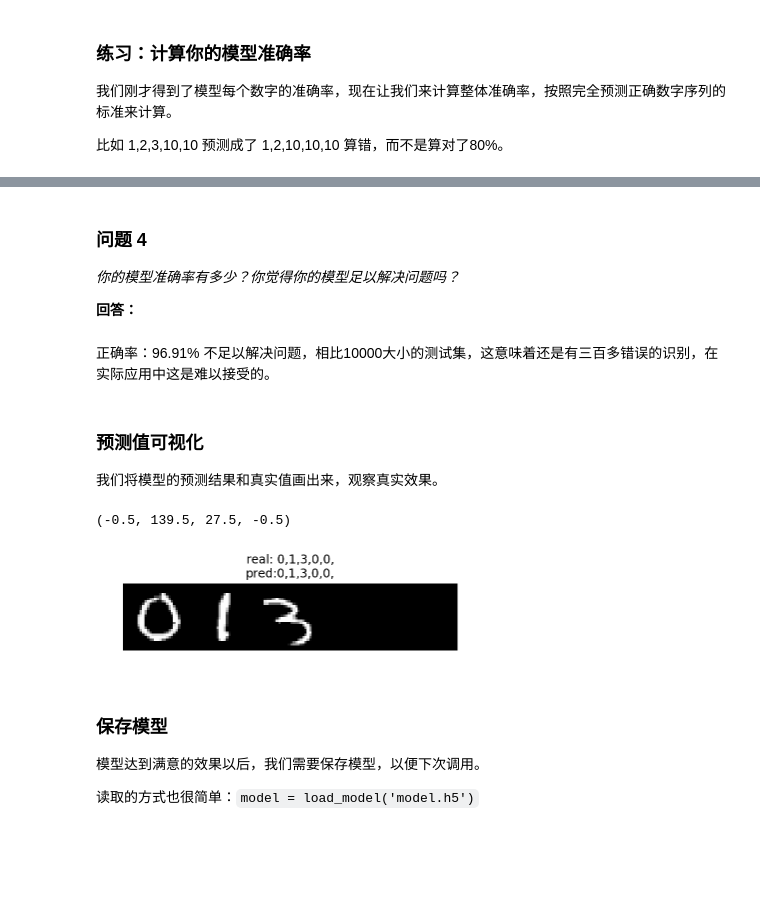
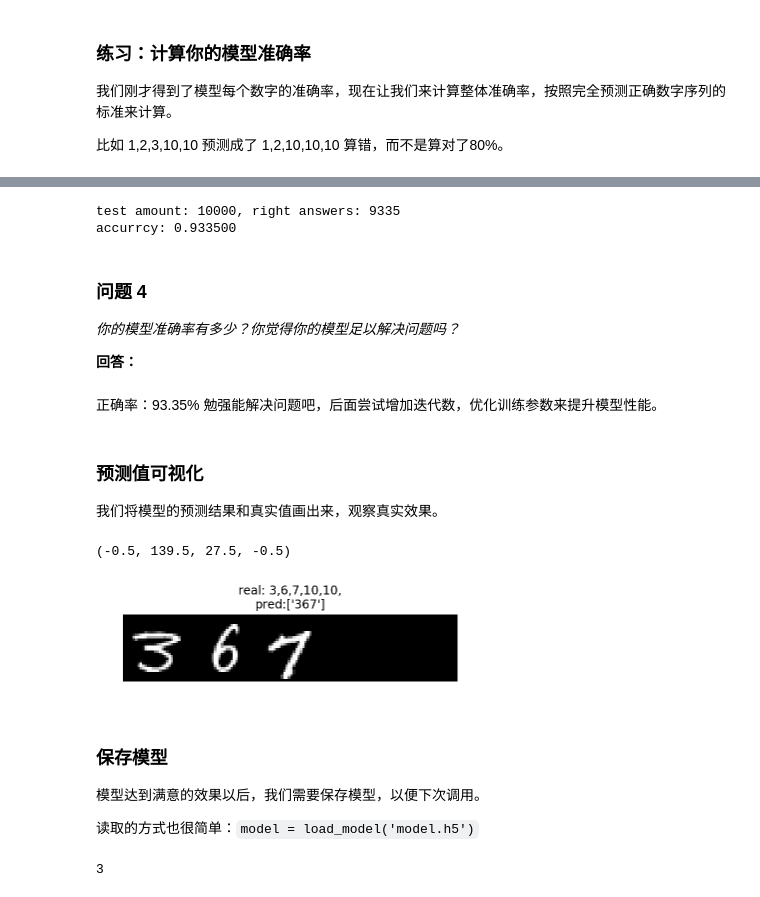
Before and after one commit to xiaofeige/udacity_homework, a Jupyter notebook: digit_recognition/digit_recognition.ipynb, the cells around one changed output, grey strips where cells are left out. Drawn from its saved outputs; the diff is of its cells as text; code cells hidden in the pictures; blank space fills up the shorter version.

```diff
--- a/digit_recognition/digit_recognition.ipynb
+++ b/digit_recognition/digit_recognition.ipynb
@@ -90,3 +170,8 @@ for i in range(15):
+# %%
+# 构建训练集
+train_data_generator = DataGenerator(X_train, y_train)
+# 构建验证集
+valid_data_generator = DataGenerator(X_valid, y_valid)
 # %% [markdown]
 ### 问题 1
 _你是如何合成数据集的？为什么要分训练集，验证集和测试集？_
@@ -272,40 +411,66 @@ accuracy: 0.969100
+# %%
+net_inp = model.get_layer(name='the_input').input
+net_out = model.get_layer(name='softmax').output
+
+test_amount = 0
+correct_amount = 0
+
+for i in range(len(X_test)):
+    test_amount += 1
+    x = np.zeros((1, height, width*n_len, 1), dtype=np.uint8)
+    x[0, :, :, :] = X_test[i]
+    net_out_value = sess.run(net_out, feed_dict={net_inp:x})
+    pred_texts = decode_batch(net_out_value)
+
+    y_true = decode_data2([y_test[x][i] for x in range(n_len)])
+
+    if y_true == pred_texts[0]:
+        correct_amount += 1
+
+print "test amount: %d, right answers: %d" % (test_amount, correct_amount)
+print "accurrcy: %f" % (float(correct_amount)/test_amount)
+# %% [output]
+test amount: 10000, right answers: 9335
+accurrcy: 0.933500
 # %% [markdown]
 ### 问题 4
 
 _你的模型准确率有多少？你觉得你的模型足以解决问题吗？_
 
 **回答：**
-# %% [markdown]
-正确率：96.91%
-不足以解决问题，相比10000大小的测试集，这意味着还是有三百多错误的识别，在实际应用中这是难以接受的。
+# %% [markdown]
+正确率：93.35%
+勉强能解决问题吧，后面尝试增加迭代数，优化训练参数来提升模型性能。
 # %% [markdown]
 ### 预测值可视化
 
 我们将模型的预测结果和真实值画出来，观察真实效果。
-# %%
-def mypredict(x):
-    x_tmp = np.zeros((5, height, width, 1), dtype=np.uint8)
-    for j in range(4):
-        x_tmp[j,:, :, 0] = x[:, 28 * j:28 * (j+1)]
-    return model.predict(x=x_tmp)
+# %%
+def mypredict(x):
+    net_out_value = sess.run(net_out, feed_dict={net_inp:x})
+    pred_texts = decode_batch(net_out_value)
+    return pred_texts
 # %%
 def get_result(result):
     # 将 one_hot 编码解码
     resultstr = ''
     for i in range(n_len):
         resultstr += str(np.argmax(result[i])) + ','
     return resultstr
 
 index = random.randint(0, n_test-1)
-y_pred = mypredict(X_test[index, :, :, 0])
+X_data = np.ones([1, height, width*n_len, 1])
+X_data[0, :, :, 0] = X_test[index, :, :, 0]
+y_pred = mypredict(X_data)
 # y_pred = model.predict(X_test[index].reshape(5, height, width, 1))
 
-plt.title('real: %s\npred:%s'%(get_result([y_test[x][index] for x in range(n_len)]), get_result(y_pred)))
+# plt.title('real: %s\npred:%s'%(get_result([y_test[x][index] for x in range(n_len)]), get_result(y_pred)))
+plt.title('real: %s\npred:%s'%(get_result([y_test[x][index] for x in range(n_len)]), y_pred))
 plt.imshow(X_test[index,:,:,0], cmap='gray')
 plt.axis('off')
 # %% [output]
 (-0.5, 139.5, 27.5, -0.5)
-[figure, old version]
+[figure, new version]
 # %% [markdown]
 ### 保存模型
 
@@ -314,3 +479,8 @@ plt.axis('off')
 读取的方式也很简单：`model = load_model('model.h5')`
 # %%
 model.save('model.h5')
+# %%
+a = np.array([1, 3, 2])
+print len(a)
+# %% [output]
+3
```
Also changed, not shown: parts of 22 cells of this notebook, 1 other file.
